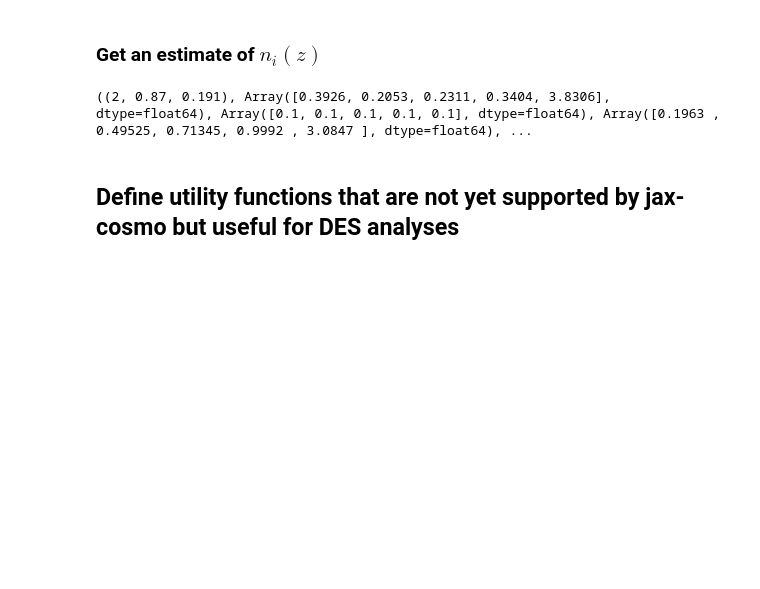
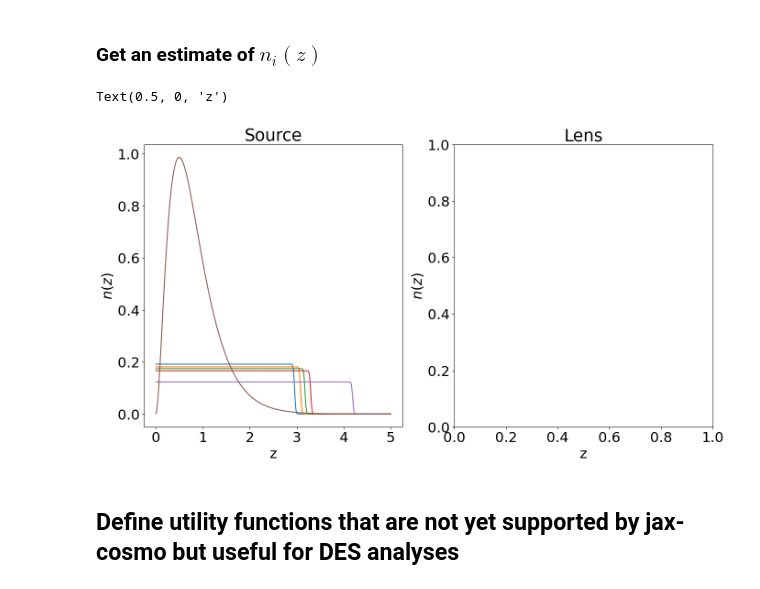
Before and after one commit to cmatties/CAMB-Workbook, a Jupyter notebook: Modified_Fisher_LSSTY1_Omega_m_Gamma.ipynb, the cells around one changed output. Saved outputs shown, nothing was run; the diff lists cells and outputs as text; code cells hidden in the pictures; blank space fills up the shorter version.

```diff
--- a/Modified_Fisher_LSSTY1_Omega_m_Gamma.ipynb
+++ b/Modified_Fisher_LSSTY1_Omega_m_Gamma.ipynb
@@ -87,26 +88,34 @@ zbin_smooth_sigmas=np.ones_like(zbin_centers)*0.05
 # %% [markdown]
 ### Get an estimate of $n_i(z)$
 # %%
-nzs_s = jc.redshift.gaussian_sigmoid_nz(nz_s, zbin_widths, zbin_transitions, zbin_centers, zbin_smooth_sigmas)
+#nzs_s = jc.redshift.gaussian_sigmoid_nz(nz_s, zbin_widths, zbin_transitions, zbin_centers, zbin_smooth_sigmas)
+nzs_s = []
+for i in range(len(zbin_centers)):
+    nzs_s.append(jc.redshift.gaussian_sigmoid_nz(nz_s, zbin_widths[i], zbin_transitions[i], zbin_centers[i], zbin_smooth_sigmas[i]))
+nzs_l = nzs_s
 #n_source_bin1 = jc.redshift.step_fcn(n_source_total, 0, .36)
 #print(n_source_bin1.gals_per_arcmin2)
-#print(nz_s(.3))
+#print(nzs_s(.3))
 #nzs_s = jc.redshift.gaussian_convolution(nz_s, 0, .05)
-print(nzs_s)
+#print(nzs_s[0](.5))
-# %% [output]
-((2, 0.87, 0.191), Array([0.3926, 0.2053, 0.2311, 0.3404, 3.8306], dtype=float64), Array([0.1, 0.1, 0.1, 0.1, 0.1], dtype=float64), Array([0.1963 , 0.49525, 0.71345, 0.9992 , 3.0847 ], dtype=float64), ...
 # %%
 z = np.linspace(0,5, 300)
-fig, ax = plt.subplots(2,1, figsize=(10,15))
+fig, ax = plt.subplots(1,2, figsize=(16,8))
 for i in range(5):
     ax[0].plot(z, nzs_s[i](z), label='Bin '+str(i+1))
-    ax[1].plot(z, nzs_l[i](z), label='Bin '+str(i+1))
-    ax[0].set_title('Source')
-    ax[1].set_title('Lens')
-    ax[0].set_ylabel(r'$n(z)$')
-    ax[1].set_ylabel(r'$n(z)$')
-    ax[0].set_xlabel(r'z')
-    ax[1].set_xlabel(r'z')
+    #ax[1].plot(z, nzs_l[i](z), label='Bin '+str(i+1))
+
+ax[0].plot(z, nz_s(z))
+
+ax[0].set_title('Source')
+ax[1].set_title('Lens')
+ax[0].set_ylabel(r'$n(z)$')
+ax[1].set_ylabel(r'$n(z)$')
+ax[0].set_xlabel(r'z')
+ax[1].set_xlabel(r'z')
+# %% [output]
+Text(0.5, 0, 'z')
+[figure, added]
 # %%
 #print(jc.scipy.integrate.romb(n_source_total, 0, .4509))
 # %% [markdown]
```
Also changed, not shown: parts of 2 cells of this notebook.
